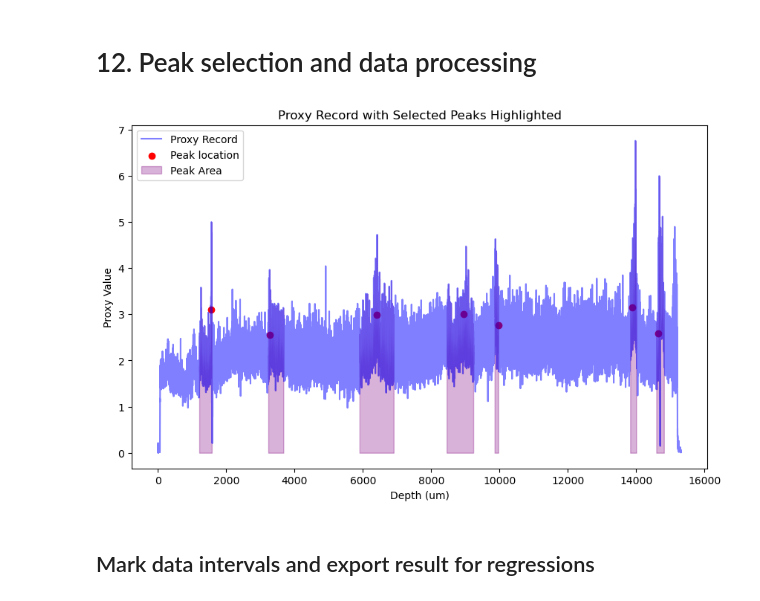
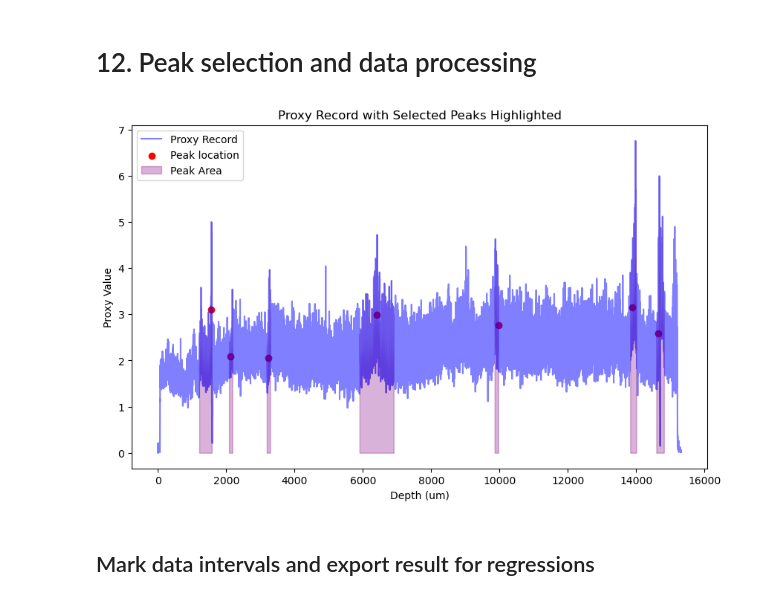
Before and after one commit to nielsjdewinter/Cleanalyze_python, a Jupyter notebook: Cleanalyze_G719_int.ipynb, the cells around one changed output. Drawn from its saved outputs; the diff is of its cells as text; code cells hidden in the pictures.

```diff
--- a/Cleanalyze_G719_int.ipynb
+++ b/Cleanalyze_G719_int.ipynb
@@ -705,7 +705,7 @@ Plot saved to Cleanalyze_results/G719_int_combined_likelihood_plot.png
 # 12. Peak selection and data processing
 # %%
 # Allow the user to select the peaks to keep
-selected_peaks = [3, 8, 10, 11, 12, 17, 19]  # Replace with the indices of the peaks you want to keep (ideally 7 in total)
+selected_peaks = [3, 5, 7, 10, 12, 17, 19]  # Replace with the indices of the peaks you want to keep (ideally 7 in total)
 
 # Isolate the characteristics of the selected peaks
 selected_indices = np.array([i - 1 for i in selected_peaks])
@@ -715,34 +715,34 @@ selected_peak_proxy_values = np.array(peak_proxies)[selected_indices]
 selected_peak_depth_lefts = np.array(peak_depth_lefts)[selected_indices]
 selected_peak_depth_rights = np.array(peak_depth_rights)[selected_indices]
 
 # Adjust the boundaries of selected peaks to ensure a minimum width of 100 micrometers
 for i in range(len(selected_peak_depths)):
     peak_width = selected_peak_depth_rights[i] - selected_peak_depth_lefts[i]
     if peak_width < 100:
         half_width = 50  # Half of the desired minimum width
         center = selected_peak_depths[i]
         selected_peak_depth_lefts[i] = center - half_width
         selected_peak_depth_rights[i] = center + half_width
 
 # Plot the record along with the selected peaks and shaded areas
 plt.figure(figsize = (10, 6))
 
 # Plot the proxy record
 plt.plot(ts2['depth'], ts2['proxy_filtered'], label = 'Proxy Record', color = 'blue', alpha = 0.5)
 
 # Highlight the selected peaks and shade the areas under the peaks
 for i, peak_idx in enumerate(selected_peak_indices):
     plt.scatter(selected_peak_depths[i], selected_peak_proxy_values[i], color = 'red', label = f'Peak location' if i == 0 else "")
     plt.fill_between(ts2['depth'], 0, ts2['proxy_filtered'], where = (ts2['depth'] >= selected_peak_depth_lefts[i]) & (ts2['depth'] <= selected_peak_depth_rights[i]), color = 'purple', alpha = 0.3, label = 'Peak Area' if i == 0 else "")
 
 # Add labels, title, and legend
 plt.xlabel('Depth (um)')
 plt.ylabel('Proxy Value')
 plt.title('Proxy Record with Selected Peaks Highlighted')
 plt.legend()
 plt.show()
 # %% [output]
-[figure, old version]
+[figure, new version]
 # %% [markdown]
 ## Mark data intervals and export result for regressions
 # %%
```
Also changed, not shown: parts of 1 cell of this notebook, 11 other files.
